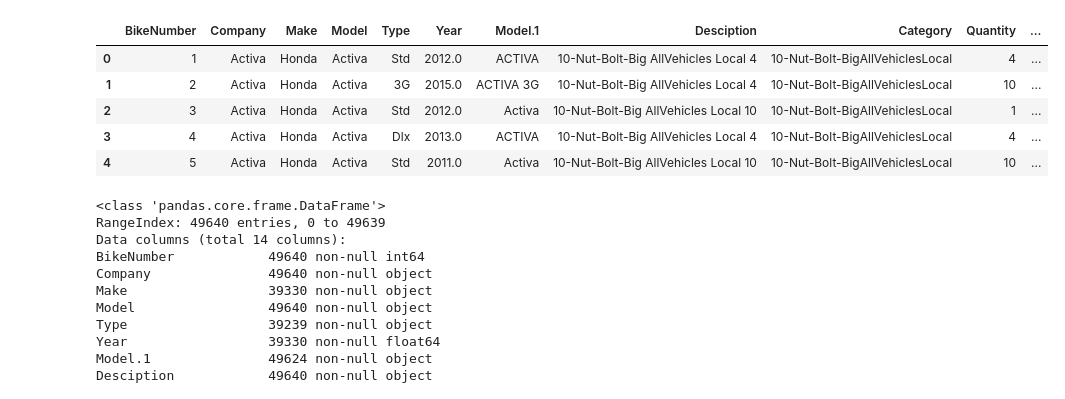
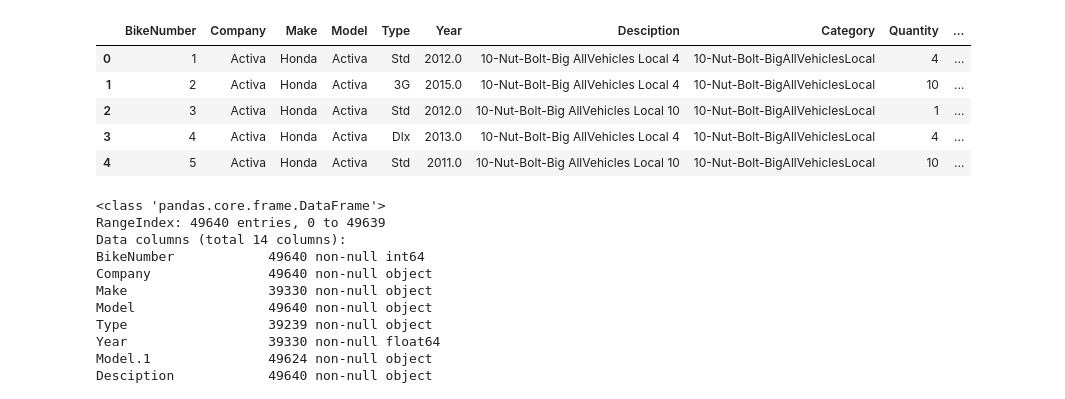
Before and after one commit to ashutoshb418/ABC_Inventory_Analysis, a Jupyter notebook: Outliers.ipynb, the cells around one changed output. Drawn from its saved outputs; the diff is of its cells as text; code cells hidden in the pictures.

```diff
--- a/Outliers.ipynb
+++ b/Outliers.ipynb
@@ -1,15 +1,15 @@
 # %%
 import pandas as pd
 import numpy as np
-out=pd.read_csv("Bike_data.csv")
+out=pd.read_csv("F:/Python projects/Bike parts Outliers/Bike_data.csv")
 out.head()
 # %% [output]
-|  | BikeNumber | Company | Make | Model | Type | Year | Model.1 | Desciption | Category | Quantity | ... |
-| 0 | 1 | Activa | Honda | Activa | Std | 2012.0 | ACTIVA | 10-Nut-Bolt-Big AllVehicles Local 4 | 10-Nut-Bolt-BigAllVehiclesLocal | 4 | ... |
-| 1 | 2 | Activa | Honda | Activa | 3G | 2015.0 | ACTIVA 3G | 10-Nut-Bolt-Big AllVehicles Local 4 | 10-Nut-Bolt-BigAllVehiclesLocal | 10 | ... |
-| 2 | 3 | Activa | Honda | Activa | Std | 2012.0 | Activa | 10-Nut-Bolt-Big AllVehicles Local 10 | 10-Nut-Bolt-BigAllVehiclesLocal | 1 | ... |
-| 3 | 4 | Activa | Honda | Activa | Dlx | 2013.0 | ACTIVA | 10-Nut-Bolt-Big AllVehicles Local 4 | 10-Nut-Bolt-BigAllVehiclesLocal | 4 | ... |
-| 4 | 5 | Activa | Honda | Activa | Std | 2011.0 | Activa | 10-Nut-Bolt-Big AllVehicles Local 10 | 10-Nut-Bolt-BigAllVehiclesLocal | 10 | ... |
+|  | BikeNumber | Company | Make | Model | Type | Year | Desciption | Category | Quantity | ... |
+| 0 | 1 | Activa | Honda | Activa | Std | 2012.0 | 10-Nut-Bolt-Big AllVehicles Local 4 | 10-Nut-Bolt-BigAllVehiclesLocal | 4 | ... |
+| 1 | 2 | Activa | Honda | Activa | 3G | 2015.0 | 10-Nut-Bolt-Big AllVehicles Local 4 | 10-Nut-Bolt-BigAllVehiclesLocal | 10 | ... |
+| 2 | 3 | Activa | Honda | Activa | Std | 2012.0 | 10-Nut-Bolt-Big AllVehicles Local 10 | 10-Nut-Bolt-BigAllVehiclesLocal | 1 | ... |
+| 3 | 4 | Activa | Honda | Activa | Dlx | 2013.0 | 10-Nut-Bolt-Big AllVehicles Local 4 | 10-Nut-Bolt-BigAllVehiclesLocal | 4 | ... |
+| 4 | 5 | Activa | Honda | Activa | Std | 2011.0 | 10-Nut-Bolt-Big AllVehicles Local 10 | 10-Nut-Bolt-BigAllVehiclesLocal | 10 | ... |
 # %%
 out.info()
 # %% [output]
```
Also changed, not shown: parts of 8 cells of this notebook.
